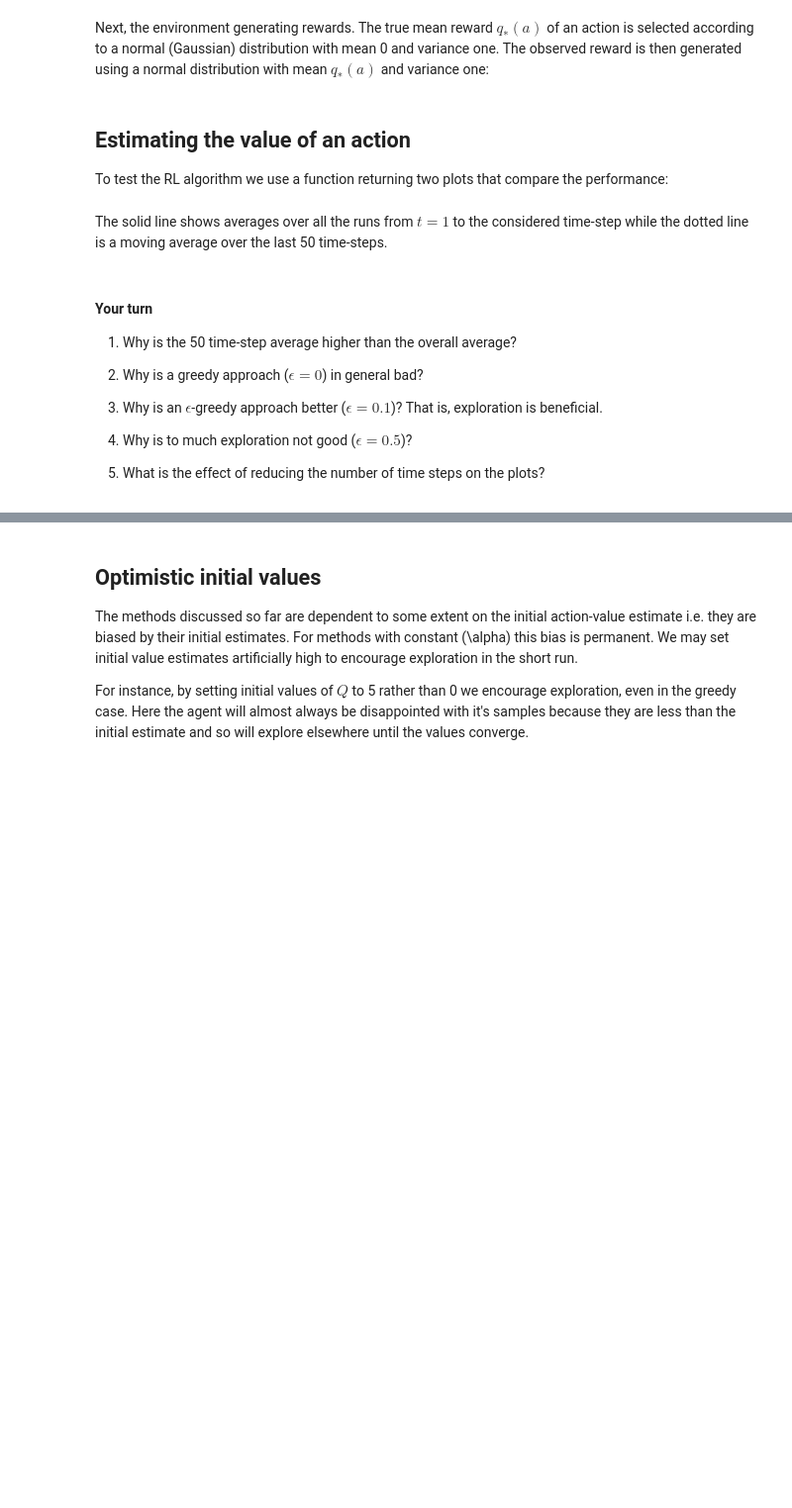
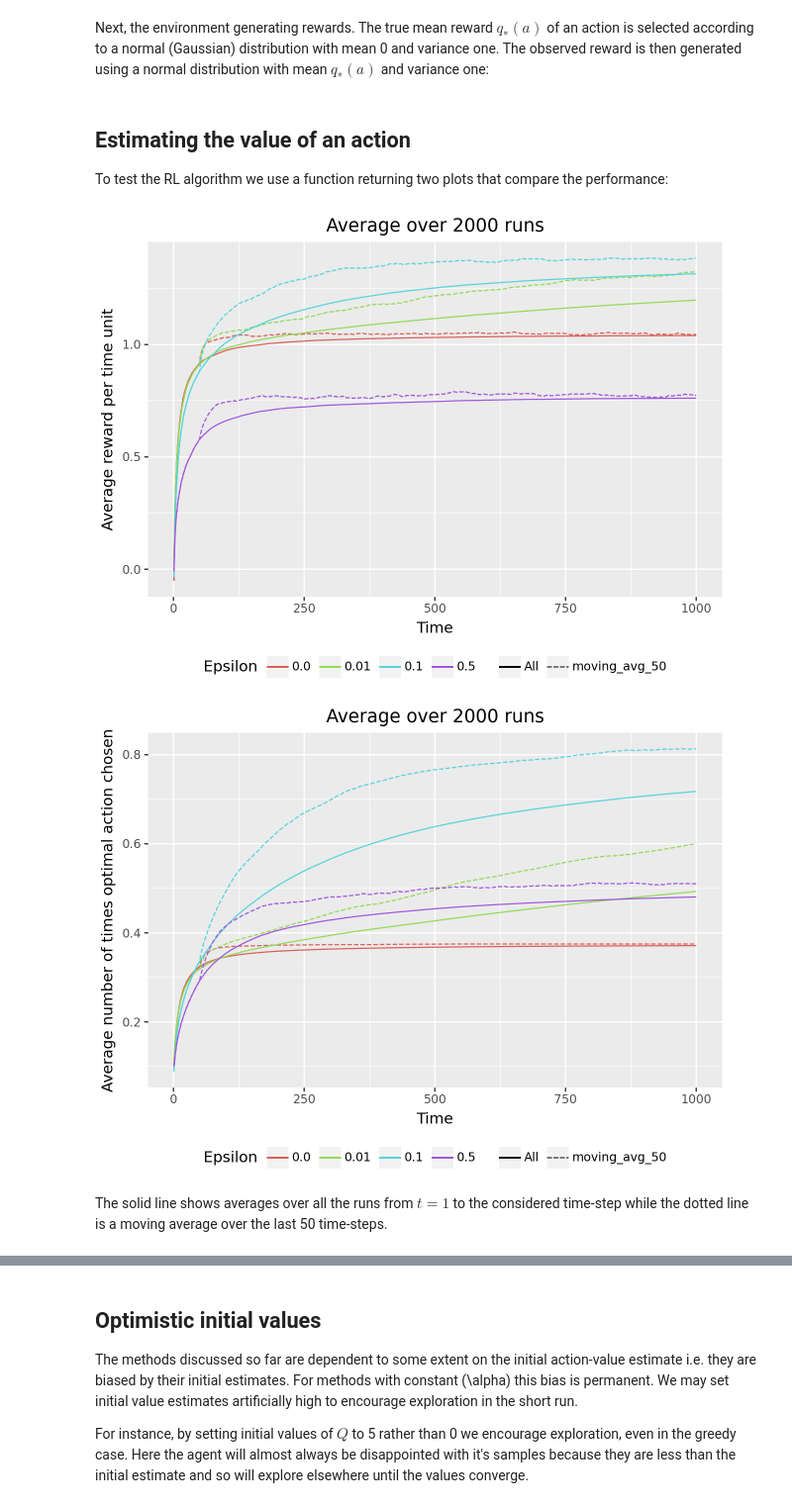
Before and after one commit to Maziger/master-reinforcement-learning, a Jupyter notebook: Notebooks/05_bandit.ipynb, the cells around one changed output, grey strips where cells are left out. Shown at 99% size. Saved outputs shown, nothing was run; the diff lists cells and outputs as text; code cells hidden in the pictures; blank space fills up the shorter version.

```diff
--- a/Notebooks/05_bandit.ipynb
+++ b/Notebooks/05_bandit.ipynb
@@ -180,7 +193,7 @@ def performance(k=10, time_steps=1000, runs=500, epsilons=[0, 0.01, 0.1, 0.5], i
         k (int): Number of bandits.
         time_steps (int): Time steps used to estimate the expected rewards.
         runs (int): Number of runs with a new environment generated.
-        epsilons (list): List of epsilons to be tested.
+        epsilons (list): We want to test a variety of different epsilon values
         ini (float): Initial action-value estimates.
 
     Returns:
@@ -232,44 +245,35 @@ def performance(k=10, time_steps=1000, runs=500, epsilons=[0, 0.01, 0.1, 0.5], i
     )
 
     # Create the average reward plot
     pt1 = (
         ggplot(dat1, aes(x='t', y='value', color='epsilon', linetype='name'))
         + geom_line()
         + labs(y='Average reward per time unit', x='Time', title=f'Average over {runs} runs', color='Epsilon', linetype='')
         + theme(legend_position='bottom')
     )
     pt1
 
     # Create the optimal action plot
     pt2 = (
         ggplot(dat2, aes(x='t', y='value', color='epsilon', linetype='name'))
         + geom_line()
         + labs(y='Average number of times optimal action chosen', x='Time', title=f'Average over {runs} runs', color='Epsilon', linetype='')
         + theme(legend_position='bottom')
     )
 
     return {'ptR': pt1, 'ptO': pt2}
 
 # Set seed for reproducibility
 random.seed(3276)
 np.random.seed(3276)
 
 # Run the performance test
 plots = performance(runs=2000, time_steps=1000)
 # Print the plots
 plots['ptR'].show()
 plots['ptO'].show()
+# %% [output]
+[figure, added]
+[figure, added]
 # %% [markdown]
 The solid line shows averages over all the runs from $t=1$ to the considered time-step while the dotted line is a moving average over the last 50 time-steps.
-# %% [markdown]
-#### Your turn
-
-1. Why is the 50 time-step average higher than the overall average?
-
-2. Why is a greedy approach ($\epsilon = 0$) in general bad?
-
-3. Why is an $\epsilon$-greedy approach better ($\epsilon = 0.1$)? That is, exploration is beneficial.
-
-4. Why is to much exploration not good ($\epsilon = 0.5$)?
-
-5. What is the effect of reducing the number of time steps on the plots?
```
Also changed, not shown: parts of 5 cells of this notebook.
